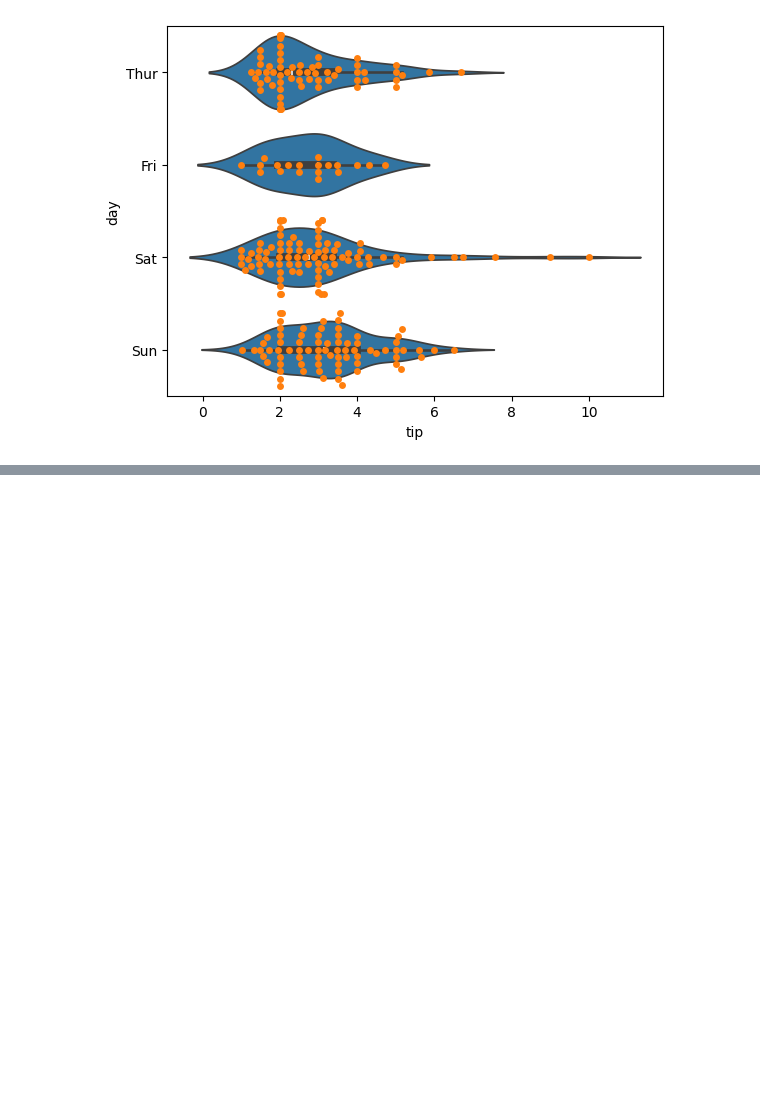
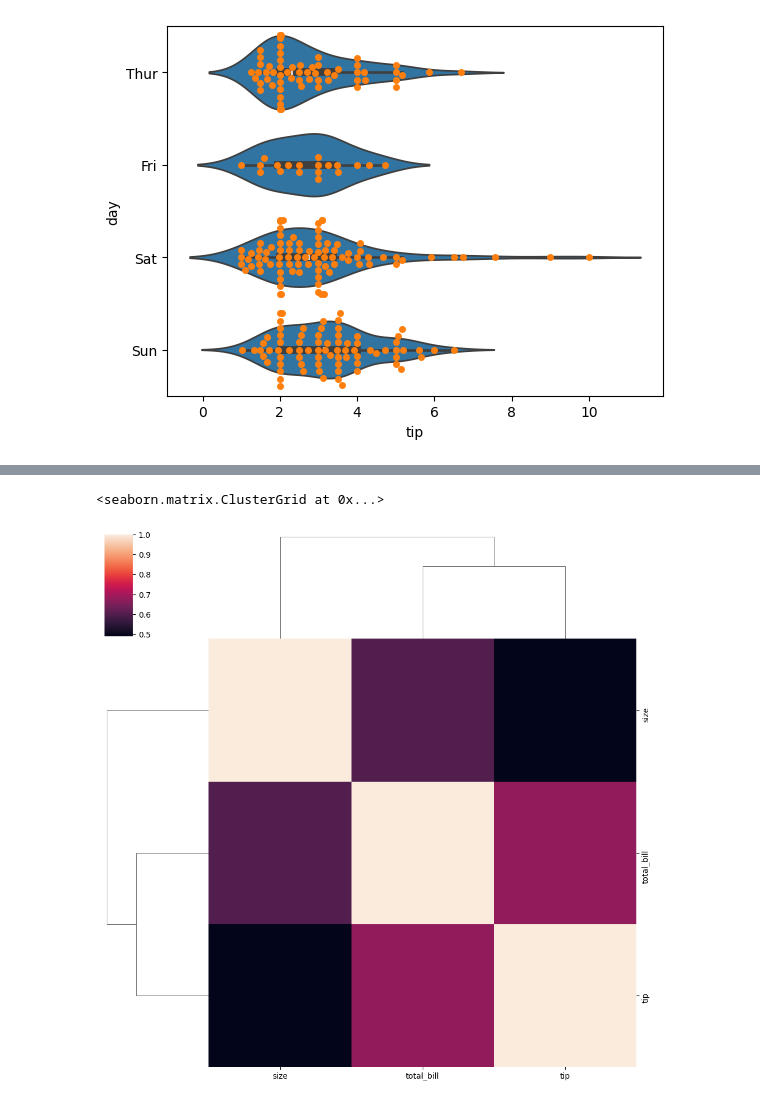
Before and after one commit to anis5165/NotJustPython, a Jupyter notebook: data_library/seaborn/Data_Visualization.ipynb, the cells around one changed output, grey strips where cells are left out. Saved outputs shown, nothing was run; the diff lists cells and outputs as text; code cells hidden in the pictures; blank space fills up the shorter version.

```diff
--- a/data_library/seaborn/Data_Visualization.ipynb
+++ b/data_library/seaborn/Data_Visualization.ipynb
@@ -174,0 +224,6 @@ sns.swarmplot(x="tip", y="day",data=df)
+# %%
+#clustermap
+sns.clustermap(tips_corr.corr())
+# %% [output]
+<seaborn.matrix.ClusterGrid at 0x...>
+[figure, added]
```
Also changed, not shown: parts of 13 cells of this notebook, 5 other files.
